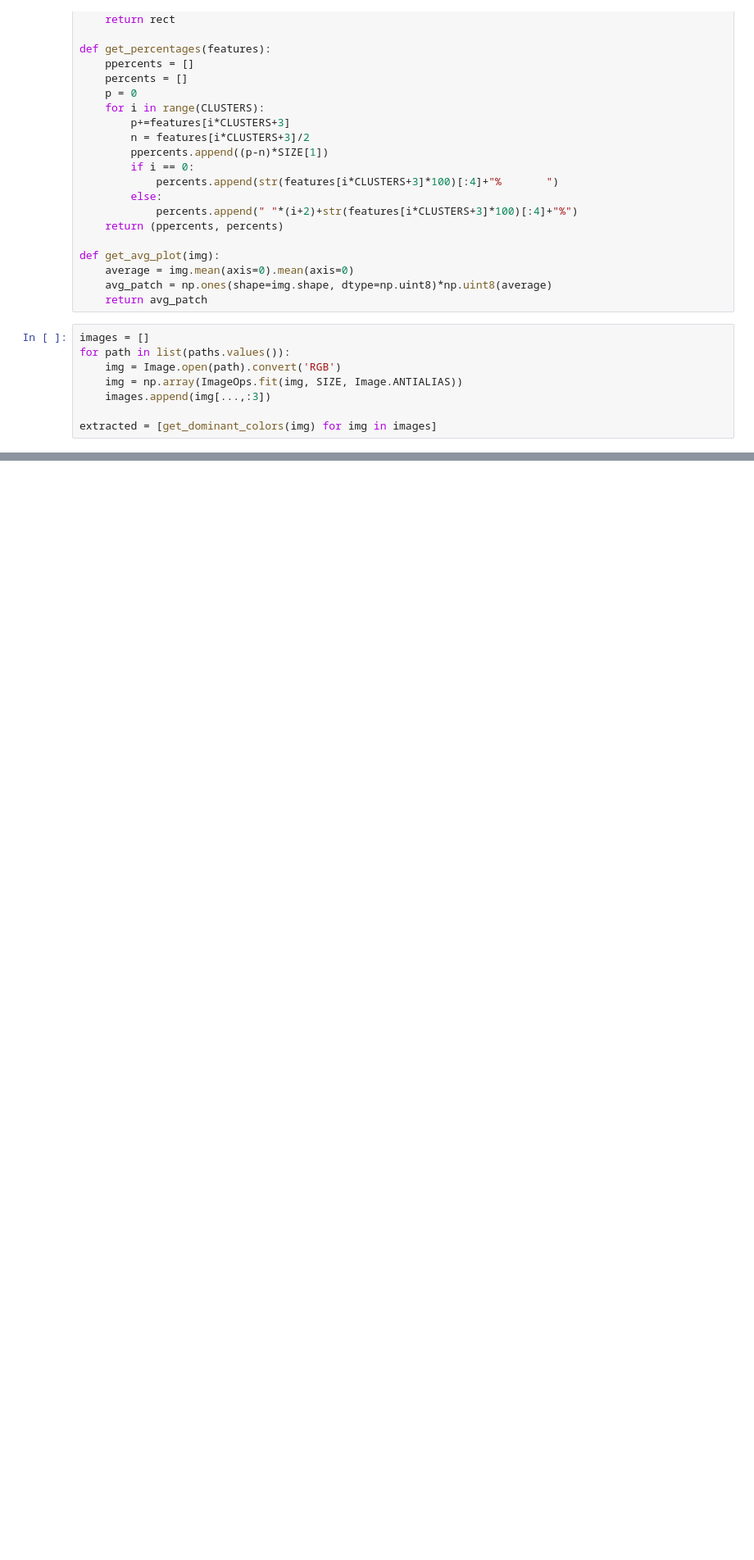
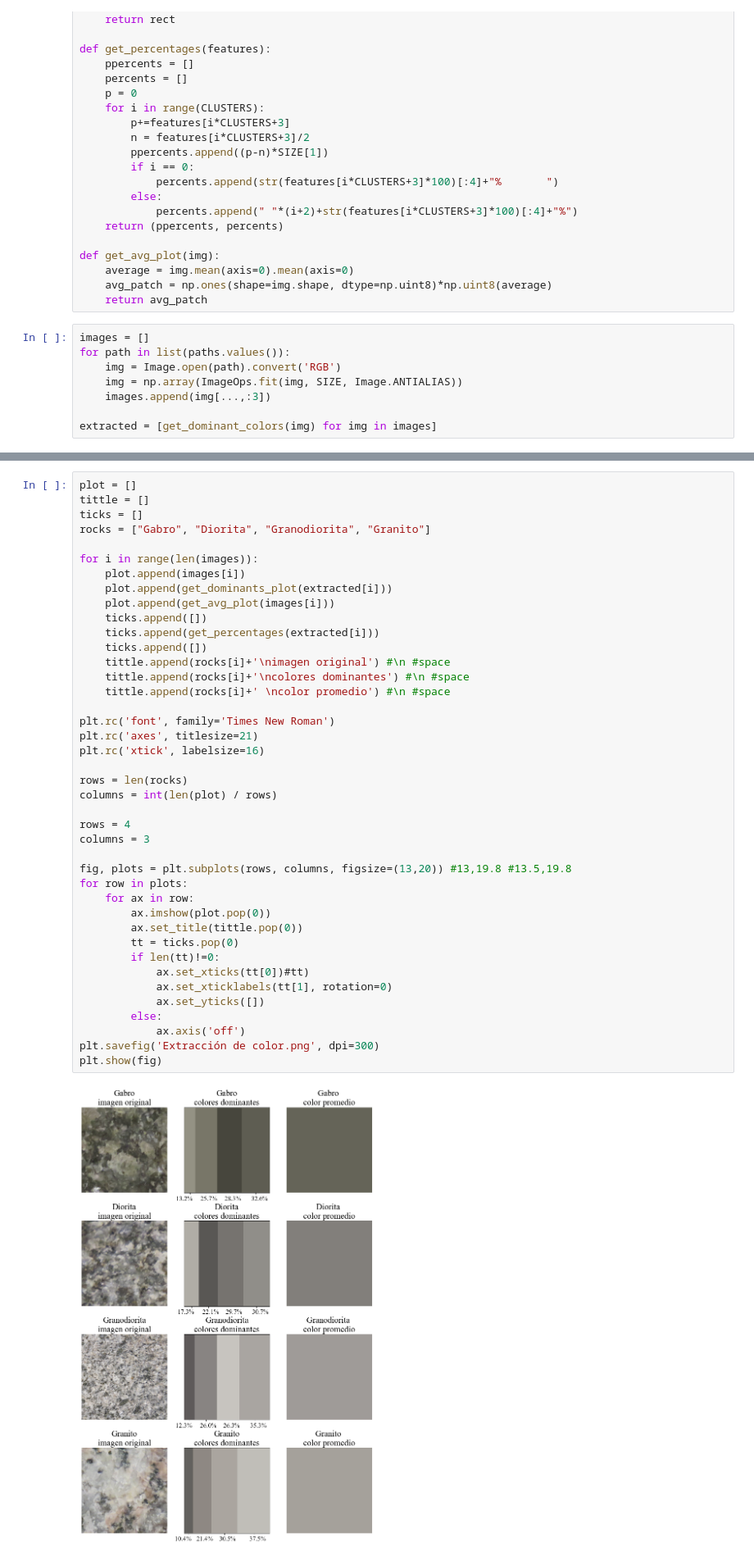
Before and after one commit to sarah-hs/Color-extraction, a Jupyter notebook: Tutorials/Extracted colors plot.ipynb, the cells around one changed output, grey strips where cells are left out. Shown at 82% size. Cells and saved outputs as stored; diff of their text form; blank space fills up the shorter version.

```diff
--- a/Tutorials/Extracted colors plot.ipynb
+++ b/Tutorials/Extracted colors plot.ipynb
@@ -113,0 +114,43 @@ plt.show(fig)
+# %%
+plot = []
+tittle = []
+ticks = []
+rocks = ["Gabro", "Diorita", "Granodiorita", "Granito"]
+
+for i in range(len(images)):
+    plot.append(images[i])
+    plot.append(get_dominants_plot(extracted[i]))
+    plot.append(get_avg_plot(images[i]))
+    ticks.append([])
+    ticks.append(get_percentages(extracted[i]))
+    ticks.append([])
+    tittle.append(rocks[i]+'\nimagen original') #\n #space
+    tittle.append(rocks[i]+'\ncolores dominantes') #\n #space
+    tittle.append(rocks[i]+' \ncolor promedio') #\n #space
+
+plt.rc('font', family='Times New Roman')
+plt.rc('axes', titlesize=21)
+plt.rc('xtick', labelsize=16)
+
+rows = len(rocks)
+columns = int(len(plot) / rows)
+
+rows = 4
+columns = 3
+
+fig, plots = plt.subplots(rows, columns, figsize=(13,20)) #13,19.8 #13.5,19.8
+for row in plots:
+    for ax in row:
+        ax.imshow(plot.pop(0))
+        ax.set_title(tittle.pop(0))
+        tt = ticks.pop(0)
+        if len(tt)!=0:
+            ax.set_xticks(tt[0])#tt)
+            ax.set_xticklabels(tt[1], rotation=0)
+            ax.set_yticks([])
+        else:
+            ax.axis('off')
+plt.savefig('Extracción de color.png', dpi=300)
+plt.show(fig)
+# %% [output]
+[figure, added]
```
Also changed, not shown: parts of 1 cell of this notebook, 2 other files.
